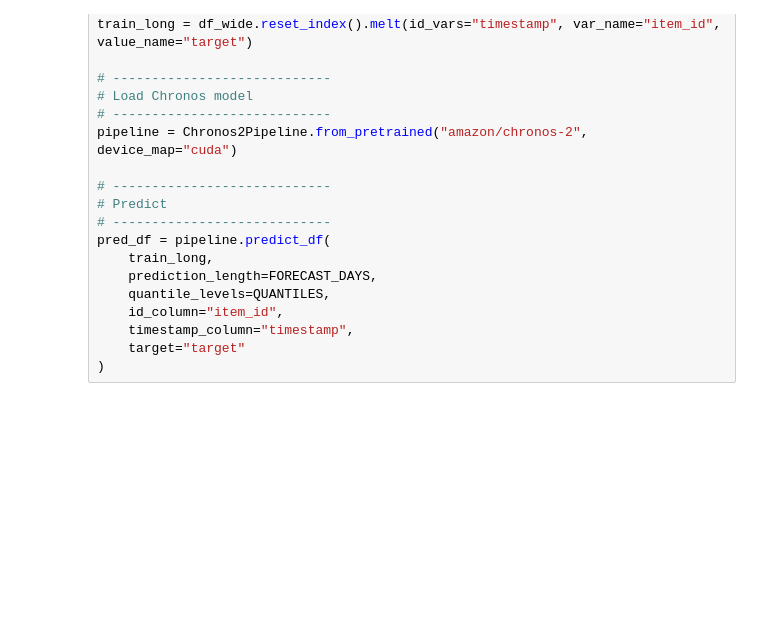
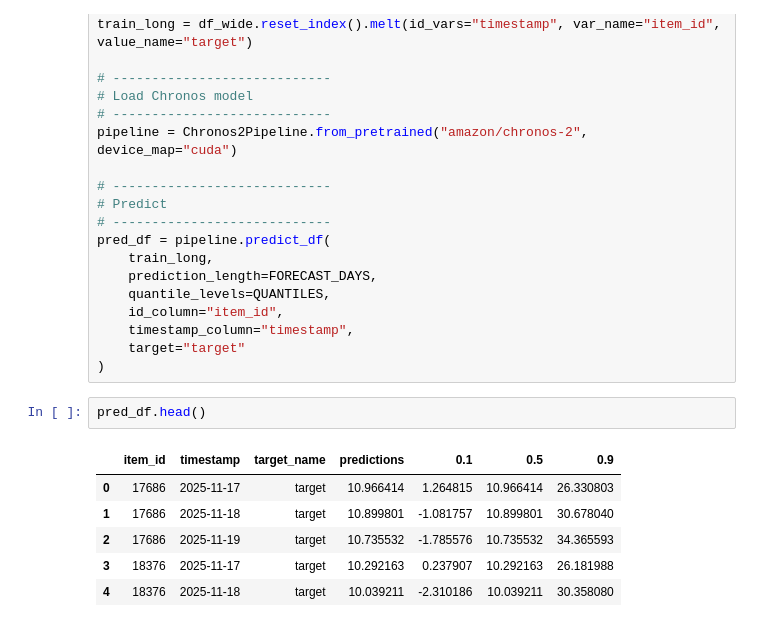
Before and after one commit to chandlerNick/bln-aq, a Jupyter notebook: data-engineering/sds011-sensors/predict-interpolate/tester.ipynb, the cells around one changed output. Drawn from its saved outputs; the diff is of its cells as text; blank space fills up the shorter version.

```diff
--- a/data-engineering/sds011-sensors/predict-interpolate/tester.ipynb
+++ b/data-engineering/sds011-sensors/predict-interpolate/tester.ipynb
@@ -110,3 +110,12 @@ pred_df = pipeline.predict_df(
     timestamp_column="timestamp",
     target="target"
 )
+# %%
+pred_df.head()
+# %% [output]
+|  | item_id | timestamp | target_name | predictions | 0.1 | 0.5 | 0.9 |
+| 0 | 17686 | 2025-11-17 | target | 10.966414 | 1.264815 | 10.966414 | 26.330803 |
+| 1 | 17686 | 2025-11-18 | target | 10.899801 | -1.081757 | 10.899801 | 30.678040 |
+| 2 | 17686 | 2025-11-19 | target | 10.735532 | -1.785576 | 10.735532 | 34.365593 |
+| 3 | 18376 | 2025-11-17 | target | 10.292163 | 0.237907 | 10.292163 | 26.181988 |
+| 4 | 18376 | 2025-11-18 | target | 10.039211 | -2.310186 | 10.039211 | 30.358080 |
```
Also changed, not shown: parts of 7 cells of this notebook, 4 other files.
